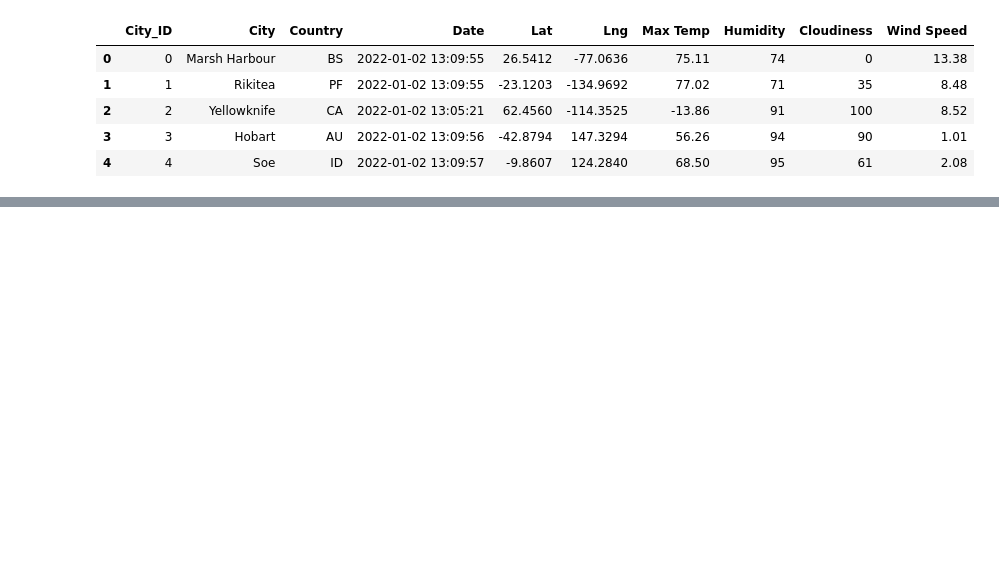
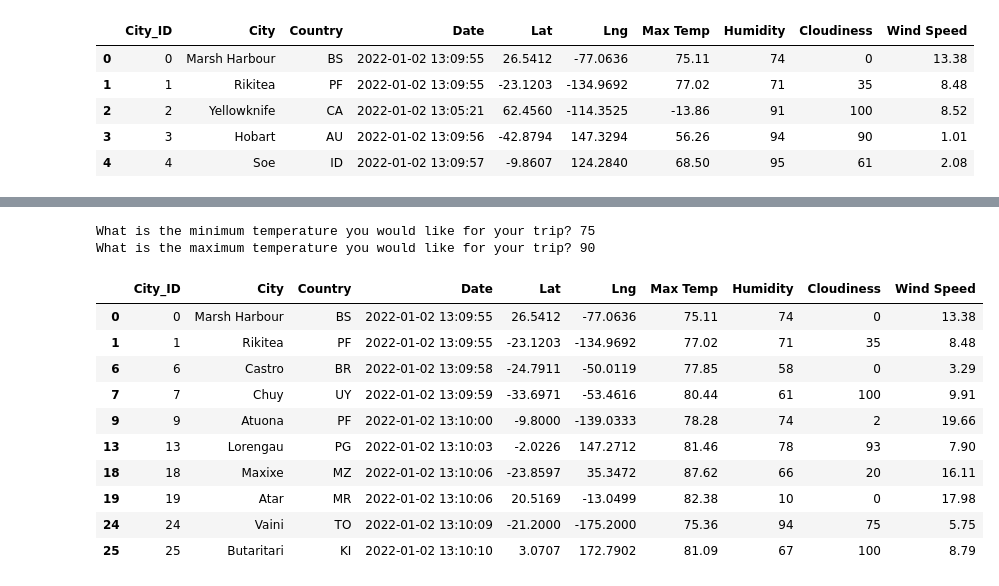
Before and after one commit to GDIAZ1106/World_Weather_Analysis, a Jupyter notebook: VacationPy.ipynb, the cells around one changed output, grey strips where cells are left out. Drawn from its saved outputs; the diff is of its cells as text; code cells hidden in the pictures; blank space fills up the shorter version.

```diff
--- a/VacationPy.ipynb
+++ b/VacationPy.ipynb
@@ -20,0 +102,24 @@ city_data_df.head()
+# %%
+# Ask the customer to add a minimum and maximum temperature value.
+min_temp = float(input("What is the minimum temperature you would like for your trip? "))
+max_temp = float(input("What is the maximum temperature you would like for your trip? "))
+# %% [output]
+What is the minimum temperature you would like for your trip? 75
+What is the maximum temperature you would like for your trip? 90
+# %%
+# Filter the dataset to find the cities that fit the criteria.
+preferred_cities_df = city_data_df.loc[(city_data_df["Max Temp"] <= max_temp) & \
+                                       (city_data_df["Max Temp"] >= min_temp)]
+preferred_cities_df.head(10)
+# %% [output]
+|  | City_ID | City | Country | Date | Lat | Lng | Max Temp | Humidity | Cloudiness | Wind Speed |
+| 0 | 0 | Marsh Harbour | BS | 2022-01-02 13:09:55 | 26.5412 | -77.0636 | 75.11 | 74 | 0 | 13.38 |
+| 1 | 1 | Rikitea | PF | 2022-01-02 13:09:55 | -23.1203 | -134.9692 | 77.02 | 71 | 35 | 8.48 |
+| 6 | 6 | Castro | BR | 2022-01-02 13:09:58 | -24.7911 | -50.0119 | 77.85 | 58 | 0 | 3.29 |
+| 7 | 7 | Chuy | UY | 2022-01-02 13:09:59 | -33.6971 | -53.4616 | 80.44 | 61 | 100 | 9.91 |
+| 9 | 9 | Atuona | PF | 2022-01-02 13:10:00 | -9.8000 | -139.0333 | 78.28 | 74 | 2 | 19.66 |
+| 13 | 13 | Lorengau | PG | 2022-01-02 13:10:03 | -2.0226 | 147.2712 | 81.46 | 78 | 93 | 7.90 |
+| 18 | 18 | Maxixe | MZ | 2022-01-02 13:10:06 | -23.8597 | 35.3472 | 87.62 | 66 | 20 | 16.11 |
+| 19 | 19 | Atar | MR | 2022-01-02 13:10:06 | 20.5169 | -13.0499 | 82.38 | 10 | 0 | 17.98 |
+| 24 | 24 | Vaini | TO | 2022-01-02 13:10:09 | -21.2000 | -175.2000 | 75.36 | 94 | 75 | 5.75 |
+| 25 | 25 | Butaritari | KI | 2022-01-02 13:10:10 | 3.0707 | 172.7902 | 81.09 | 67 | 100 | 8.79 |
```
Also changed, not shown: parts of 16 cells of this notebook, 1 other file.
